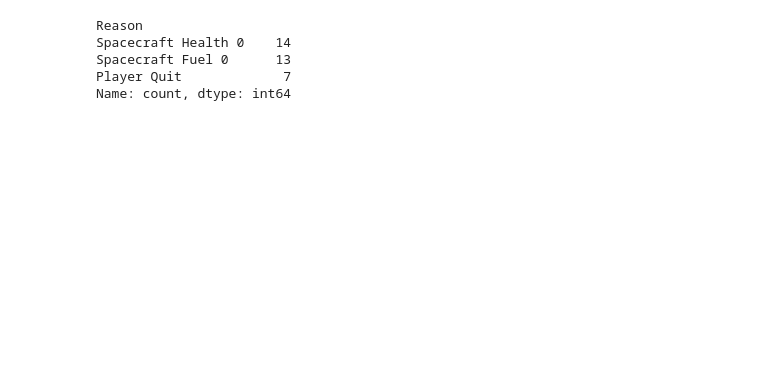
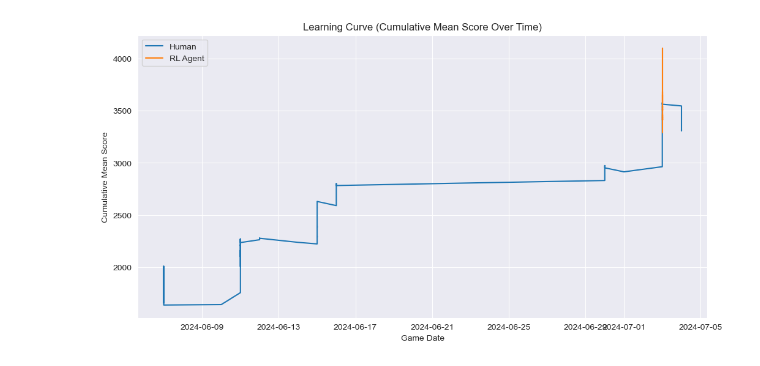
Before and after one commit to lokranjanp/Game-Data-Analysis, a Jupyter notebook: main.ipynb, the cells around one changed output. Cells and saved outputs as stored; diff of their text form; code cells hidden in the pictures; blank space fills up the shorter version.

```diff
--- a/main.ipynb
+++ b/main.ipynb
@@ -53,9 +92,17 @@ data1
 # %%
-data1['Reason'].value_counts()
+def plot_learning_curve(data, label):
+    data = data.sort_values('Game Date')
+    data['Cumulative Mean Score'] = data['Score'].expanding().mean()
+    plt.plot(data['Game Date'], data['Cumulative Mean Score'], label=label)
+
+plt.figure(figsize=(12, 6))
+plot_learning_curve(human_data, 'Human')
+plot_learning_curve(rl_data, 'RL Agent')
+plt.title('Learning Curve (Cumulative Mean Score Over Time)')
+plt.xlabel('Game Date')
+plt.ylabel('Cumulative Mean Score')
+plt.legend()
+plt.show()
 # %% [output]
-Reason
-Spacecraft Health 0    14
-Spacecraft Fuel 0      13
-Player Quit             7
-Name: count, dtype: int64
+[figure, added]
 # %%
```
Also changed, not shown: parts of 14 cells of this notebook, 1 other file.
